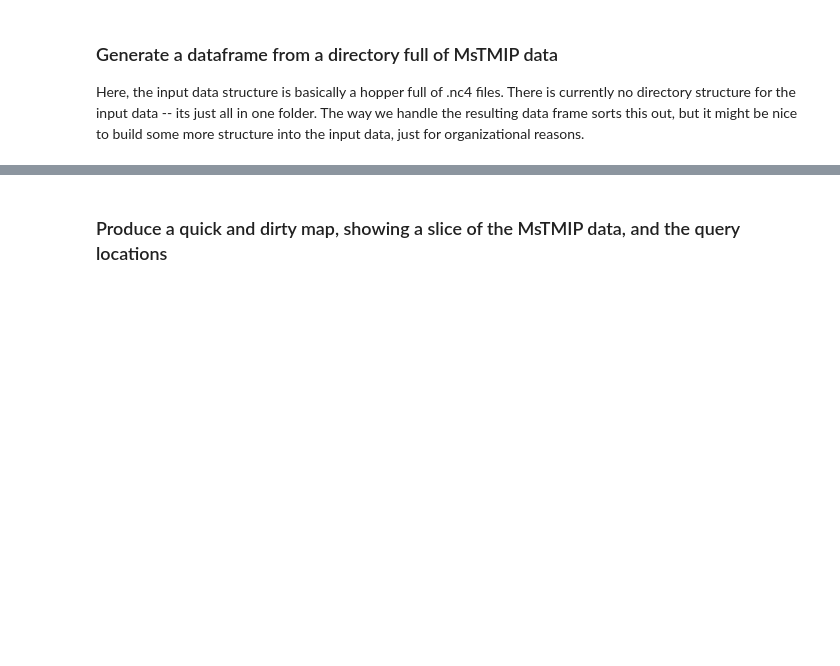
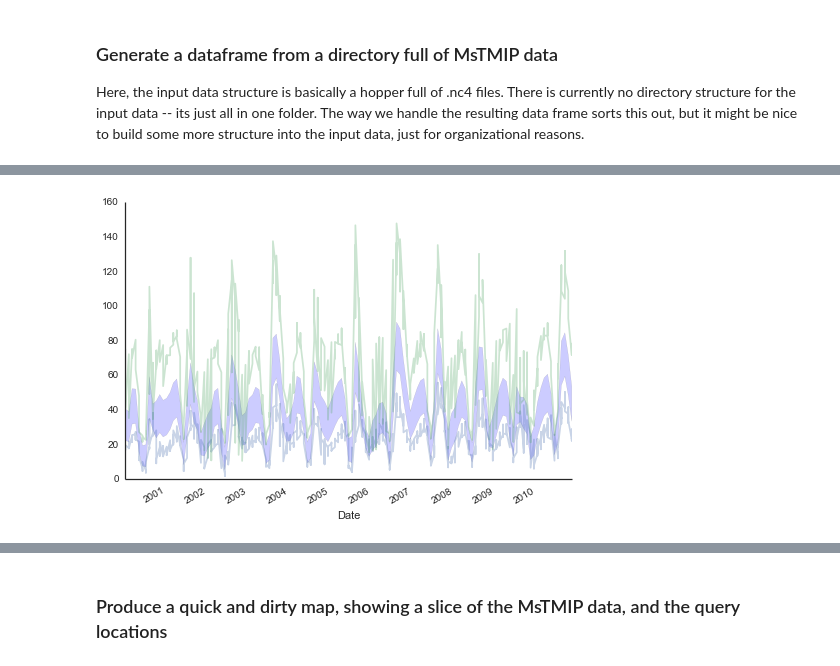
Before and after one commit to djkrofch/edulis, a Jupyter notebook: iPython_Notebooks/MsTMIP_Data_Prep.ipynb, the cells around one changed output, grey strips where cells are left out. Saved outputs shown, nothing was run; the diff lists cells and outputs as text; code cells hidden in the pictures; blank space fills up the shorter version.

Commit message:
Refining and finalizing ensembling code, and some plotting functions

```diff
--- a/iPython_Notebooks/MsTMIP_Data_Prep.ipynb
+++ b/iPython_Notebooks/MsTMIP_Data_Prep.ipynb
@@ -231,7 +234,9 @@ for filename in fileList:
 
 # Quickly describe the forcing scenarios used in the model runs loaded into the output dict
 data = pd.DataFrame(outputDict)
+models = np.unique(data.ModelName)
 sims = np.unique(data.SimName)
+variables = np.unique(data.ModelVar)
 
 print 'generating time stamps:'
 data.index = pd.to_datetime(data.Date)
@@ -240,6 +245,13 @@ print str(min(data.index.year)) + ' through ' + str(max(data.index.year))
 print '-----------------'
 
 sites = np.unique(data.Site)
+
+print '''
+
+models included in the current dataframe:
+-----------------'''
+print models
+print '-----------------'
 
 print '''
 
@@ -254,6 +266,13 @@ site codes included in the current dataframe:
 -----------------'''
 print sites
 print '-----------------'
+
+print '''
+
+variables included in the current dataframe:
+-----------------'''
+print variables
+print '-----------------'
 # %% [output]
 reading /home/nikko/Research/MsTMIP/Data/CLM4_RG1_Monthly_NEE.nc4
 Opened /home/nikko/Research/MsTMIP/Shape/SW_Synth_locs.shp
@@ -278,0 +305,35 @@ Produce a quick diagnostic plot
+# %%
+# Slice into the data by site first -- we have no interest in combining sites in the ensemble
+for site in sites:
+    # Nor do we have any interest in combining variables -- Site and Variable will be our plotting
+    # facets or out table columns
+    for variable in variables
+        sitesub = data[data.Site == site]
+        modelsub = sitesub[sitesub.ModelVar == variable]
+
+        # Calculate mean and std of the resulting sliced data -- this should include
+        # all of the models and simulations described by the function params above
+        ensembleDataMu = modelsub.groupby([modelsub.index,'ModelVar']).mean().reset_index()
+        ensembleDataStd = modelsub.groupby([modelsub.index,'ModelVar']).std().reset_index()
+
+        # Want to enable a block to plot individual model runs here, to show the family
+        # of curves that generates the ensemble.
+        #clm = modelsub[modelsub.ModelName == 'CLM4']
+        #bbgc = modelsub[modelsub.ModelName == 'BIOME-BGC']
+        #clm.Data = clm.Data * 1000 * 2.62 * 10**(6)
+        #bbgc.Data = bbgc.Data * 1000 * 2.62 * 10**(6)
+
+        ensembleData.index = pd.to_datetime(ensembleData.Date)
+        x = ensembleData.index
+        mu = ensembleDataMu.Data * 1000 * 2.62 * 10**(6)
+        sigma = ensembleDataStd.Data * 1000 * 2.62 * 10**(6)
+
+        plt.fill_between(x, mu - 2*np.sqrt(sigma), mu + 2*np.sqrt(sigma), facecolor = 'blue', alpha = 0.2)
+        clm.Data.plot(alpha = 0.3)
+        bbgc.Data.plot(alpha = 0.3)
+
+        plt.grid('off')
+        sns.despine()
+        sns.set_style('white')
+# %% [output]
+[figure, added]
```
Also changed, not shown: parts of 9 cells of this notebook.
